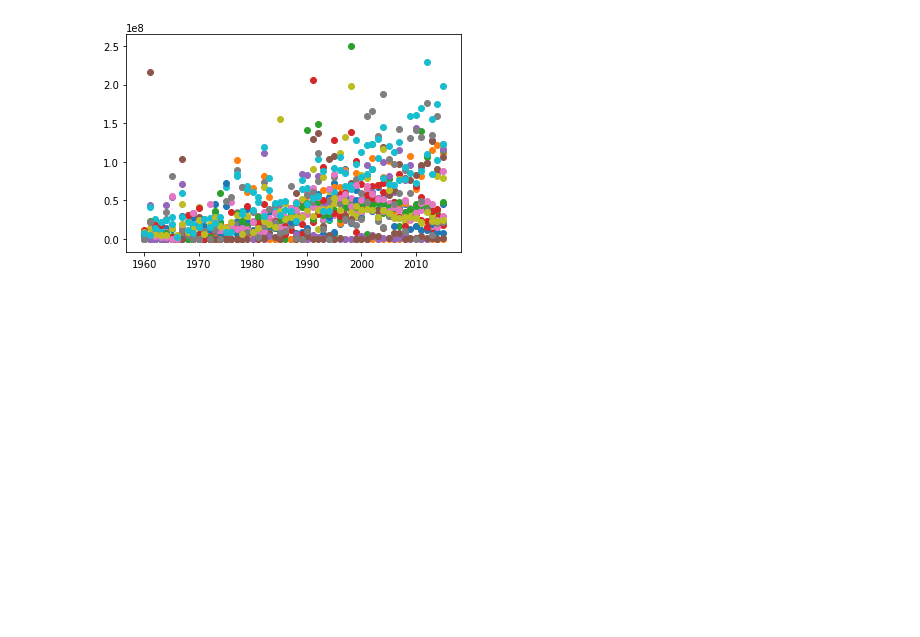
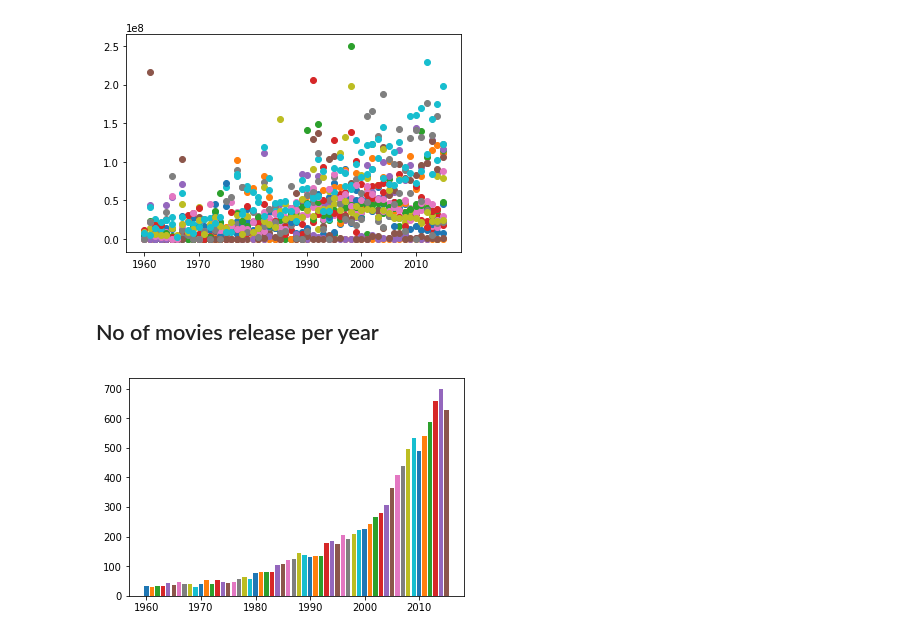
Before and after one commit to vishalsangwan/tmdb-data-analytics, a Jupyter notebook: investigate-TMDb dataset.ipynb, the cells around one changed output. Saved outputs shown, nothing was run; the diff lists cells and outputs as text; code cells hidden in the pictures; blank space fills up the shorter version.

```diff
--- a/investigate-TMDb dataset.ipynb
+++ b/investigate-TMDb dataset.ipynb
@@ -349,3 +349,10 @@ Music
 Drama
 Action
 [figure]
+# %% [markdown]
+## No of movies release per year
+# %%
+for k, rows in movies_df.groupby("release_year"):
+    plt.pyplot.bar(k,len(rows))
+# %% [output]
+[figure, added]
```
